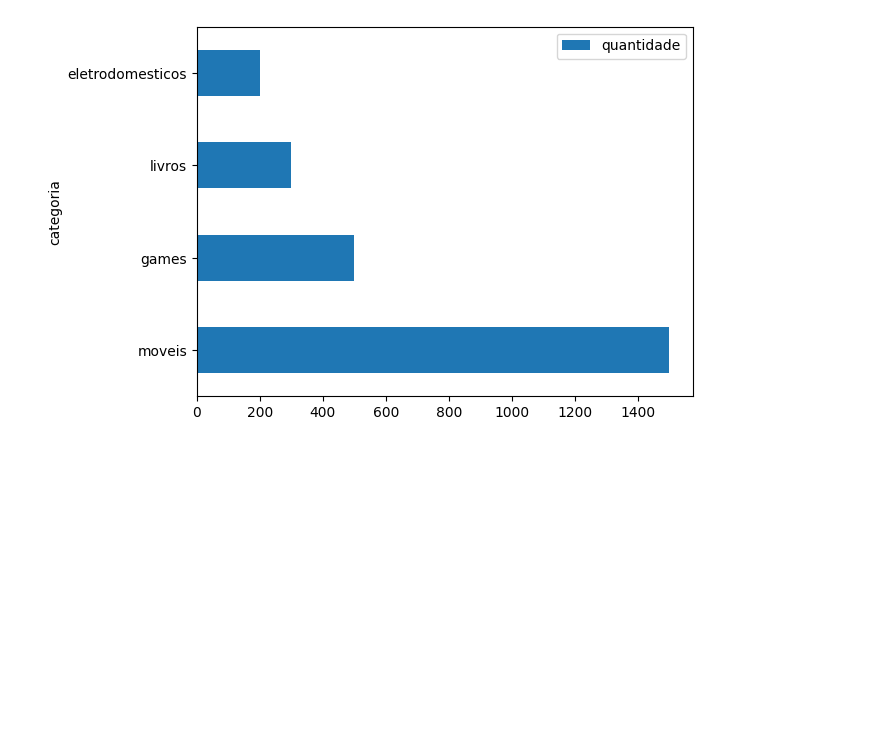
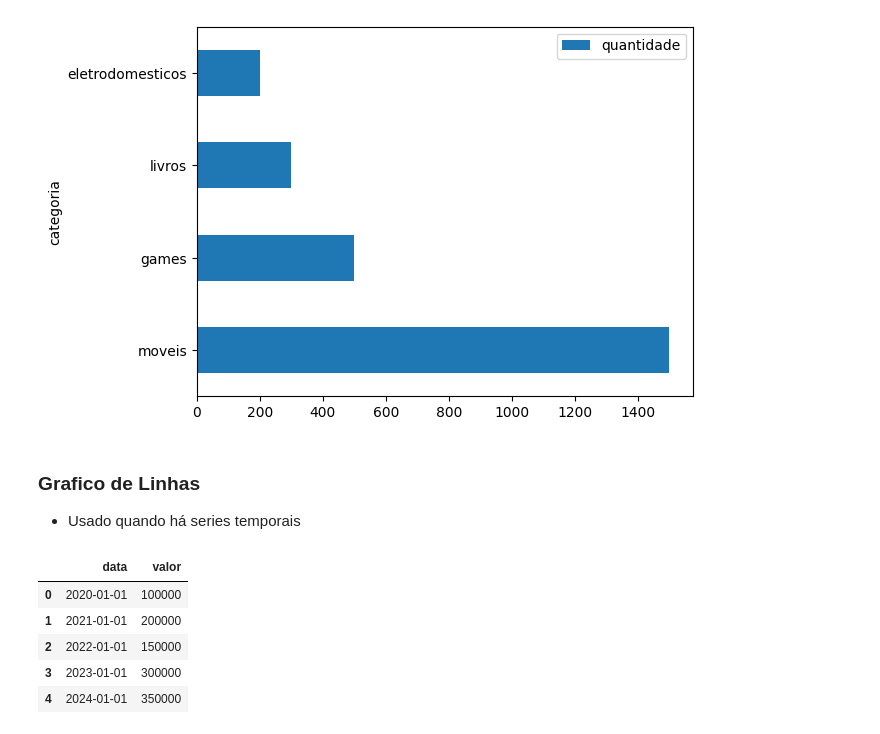
Before and after one commit to Pedro-Antonio-Dev/DataAnalysis, a Jupyter notebook: estatisticaAplicada/estatistica.ipynb, the cells around one changed output. Saved outputs shown, nothing was run; the diff lists cells and outputs as text; code cells hidden in the pictures; blank space fills up the shorter version.

Commit message:
feat: aplicando grafico de linhas e conversao de dados

```diff
--- a/estatisticaAplicada/estatistica.ipynb
+++ b/estatisticaAplicada/estatistica.ipynb
@@ -243,3 +243,6 @@ dataframe_vendas.sort_values("quantidade", ascending=False).plot.barh(x="categor
 # %% [output]
 <Axes: ylabel='categoria'>
 [figure]
+# %% [markdown]
+### Grafico de Linhas
+- Usado quando há series temporais
@@ -245,0 +254,10 @@ dataframe_vendas.sort_values("quantidade", ascending=False).plot.barh(x="categor
+# %%
+dataframe_faturamento = pd.DataFrame(dic_faturamento)
+dataframe_faturamento
+# %% [output]
+|  | data | valor |
+| 0 | 2020-01-01 | 100000 |
+| 1 | 2021-01-01 | 200000 |
+| 2 | 2022-01-01 | 150000 |
+| 3 | 2023-01-01 | 300000 |
+| 4 | 2024-01-01 | 350000 |
```
Also changed, not shown: parts of 4 cells of this notebook.
